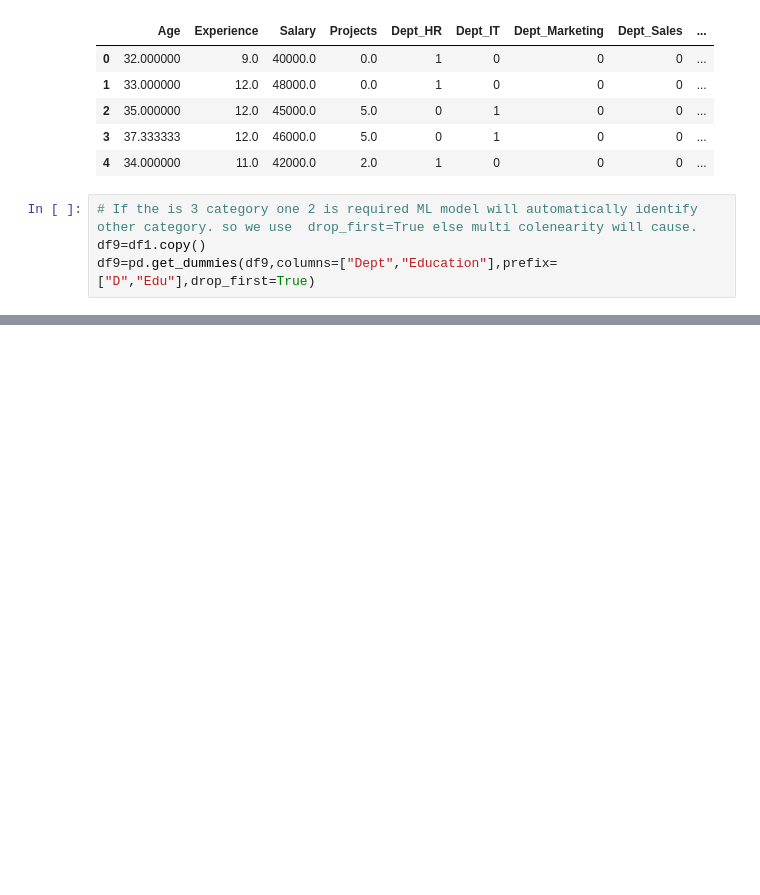
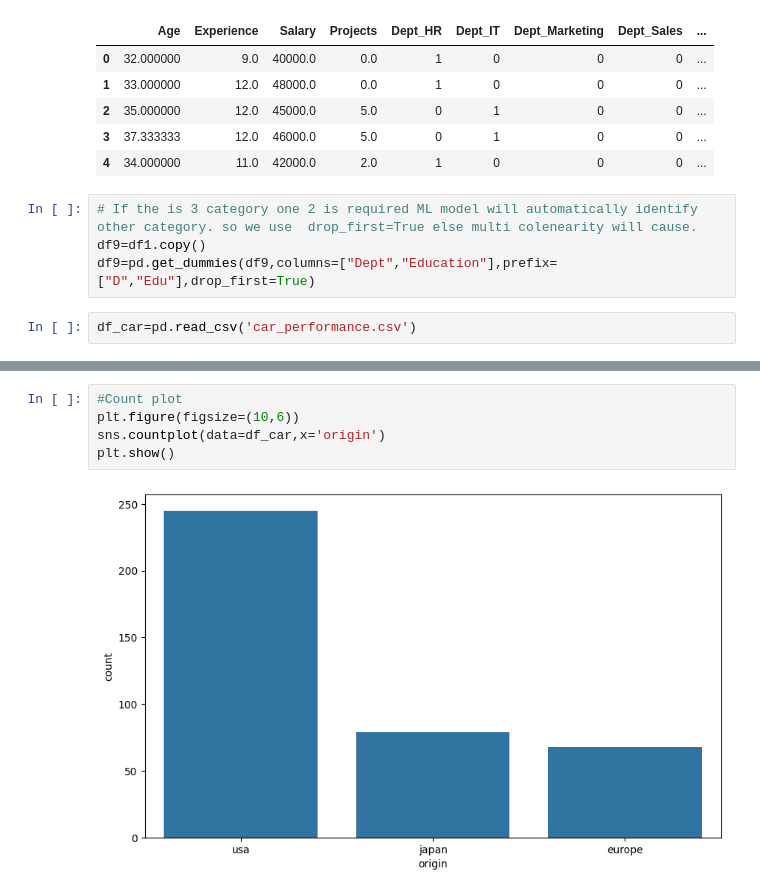
Before and after one commit to aakashpokkanayil/Data_Science_Prep, a Jupyter notebook: Components/Statistics/eda.ipynb, the cells around one changed output, grey strips where cells are left out. Saved outputs shown, nothing was run; the diff lists cells and outputs as text; blank space fills up the shorter version.

```diff
--- a/Components/Statistics/eda.ipynb
+++ b/Components/Statistics/eda.ipynb
@@ -392,3 +392,5 @@ df7.head()
 # If the is 3 category one 2 is required ML model will automatically identify other category. so we use  drop_first=True else multi colenearity will cause.
 df9=df1.copy()
 df9=pd.get_dummies(df9,columns=["Dept","Education"],prefix=["D","Edu"],drop_first=True)
+# %%
+df_car=pd.read_csv('car_performance.csv')
@@ -394,0 +406,7 @@ df9=pd.get_dummies(df9,columns=["Dept","Education"],prefix=["D","Edu"],drop_firs
+# %%
+#Count plot
+plt.figure(figsize=(10,6))
+sns.countplot(data=df_car,x='origin')
+plt.show()
+# %% [output]
+[figure, added]
```
Also changed, not shown: parts of 21 cells of this notebook, 17 other files.
